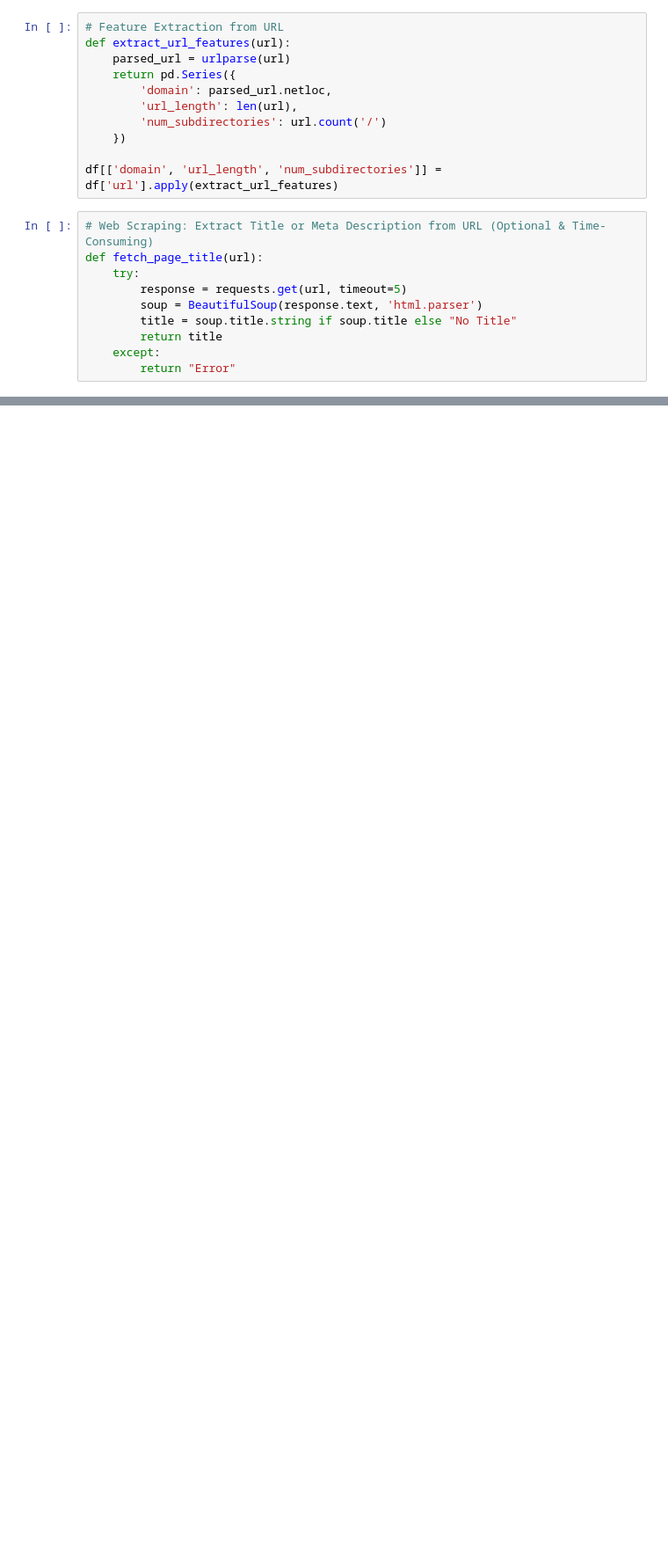
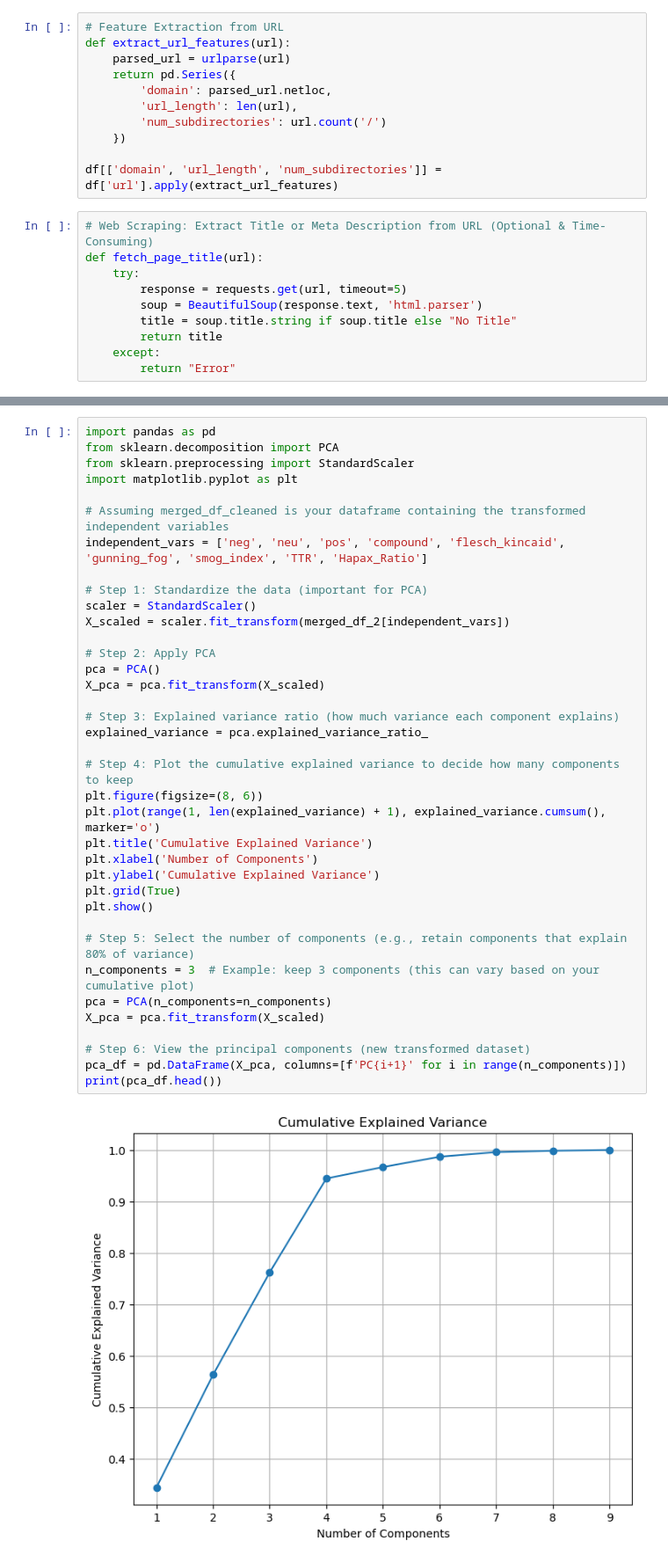
Before and after one commit to Siy-HaackeJ/Data-Challenge-Text-Mining-Green-Way-, a Jupyter notebook: Data Challenges.ipynb, the cells around one changed output, grey strips where cells are left out. Shown at 88% size. Drawn from its saved outputs; the diff is of its cells as text; blank space fills up the shorter version.

```diff
--- a/Data Challenges.ipynb
+++ b/Data Challenges.ipynb
@@ -200,0 +1045,39 @@ Number of outliers: 5713
+# %%
+import pandas as pd
+from sklearn.decomposition import PCA
+from sklearn.preprocessing import StandardScaler
+import matplotlib.pyplot as plt
+
+# Assuming merged_df_cleaned is your dataframe containing the transformed independent variables
+independent_vars = ['neg', 'neu', 'pos', 'compound', 'flesch_kincaid', 'gunning_fog', 'smog_index', 'TTR', 'Hapax_Ratio']
+
+# Step 1: Standardize the data (important for PCA)
+scaler = StandardScaler()
+X_scaled = scaler.fit_transform(merged_df_2[independent_vars])
+
+# Step 2: Apply PCA
+pca = PCA()
+X_pca = pca.fit_transform(X_scaled)
+
+# Step 3: Explained variance ratio (how much variance each component explains)
+explained_variance = pca.explained_variance_ratio_
+
+# Step 4: Plot the cumulative explained variance to decide how many components to keep
+plt.figure(figsize=(8, 6))
+plt.plot(range(1, len(explained_variance) + 1), explained_variance.cumsum(), marker='o')
+plt.title('Cumulative Explained Variance')
+plt.xlabel('Number of Components')
+plt.ylabel('Cumulative Explained Variance')
+plt.grid(True)
+plt.show()
+
+# Step 5: Select the number of components (e.g., retain components that explain 80% of variance)
+n_components = 3  # Example: keep 3 components (this can vary based on your cumulative plot)
+pca = PCA(n_components=n_components)
+X_pca = pca.fit_transform(X_scaled)
+
+# Step 6: View the principal components (new transformed dataset)
+pca_df = pd.DataFrame(X_pca, columns=[f'PC{i+1}' for i in range(n_components)])
+print(pca_df.head())
+# %% [output]
+[figure, added]
```
Also changed, not shown: parts of 197 cells of this notebook, 8 other files.
